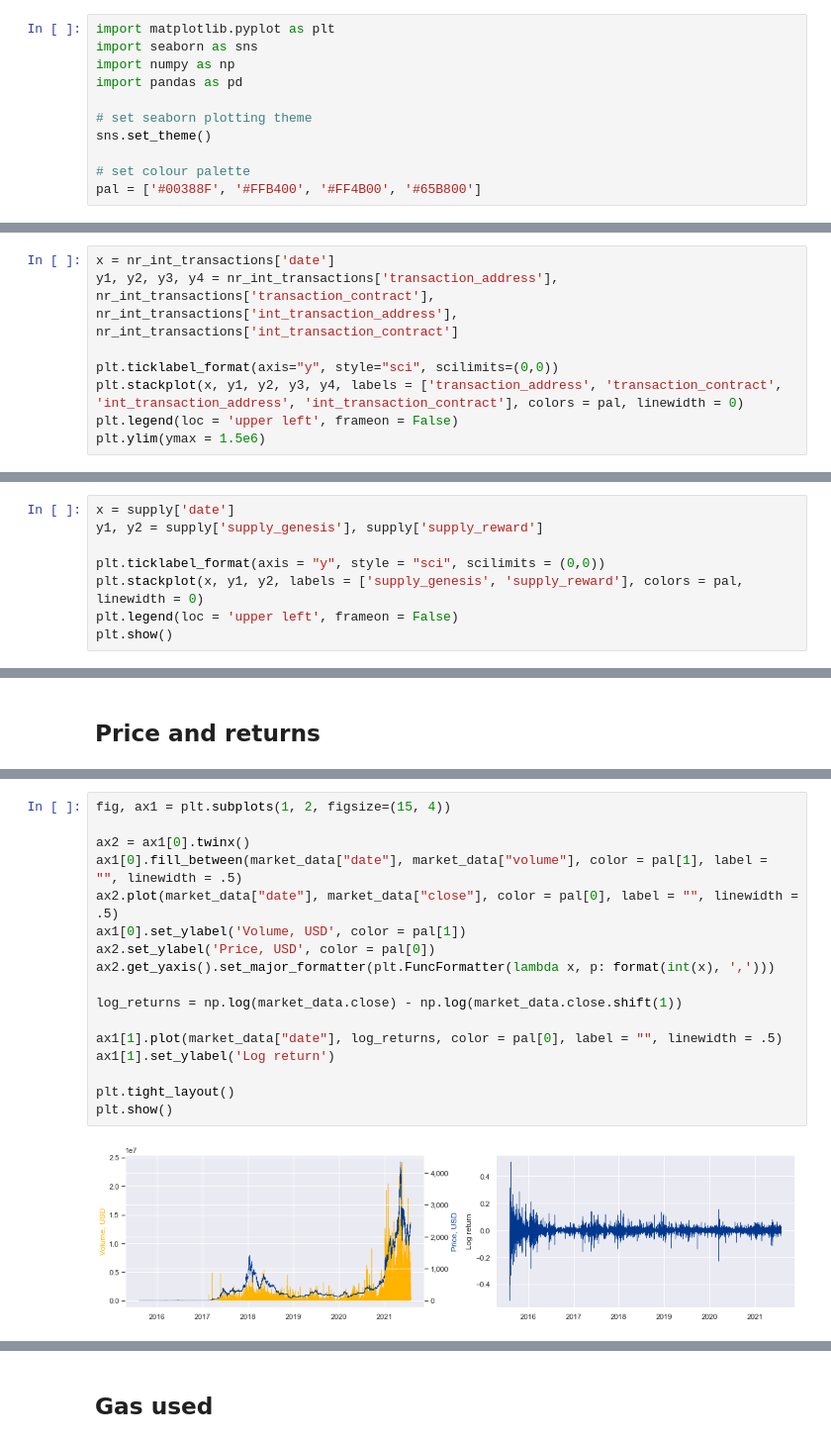
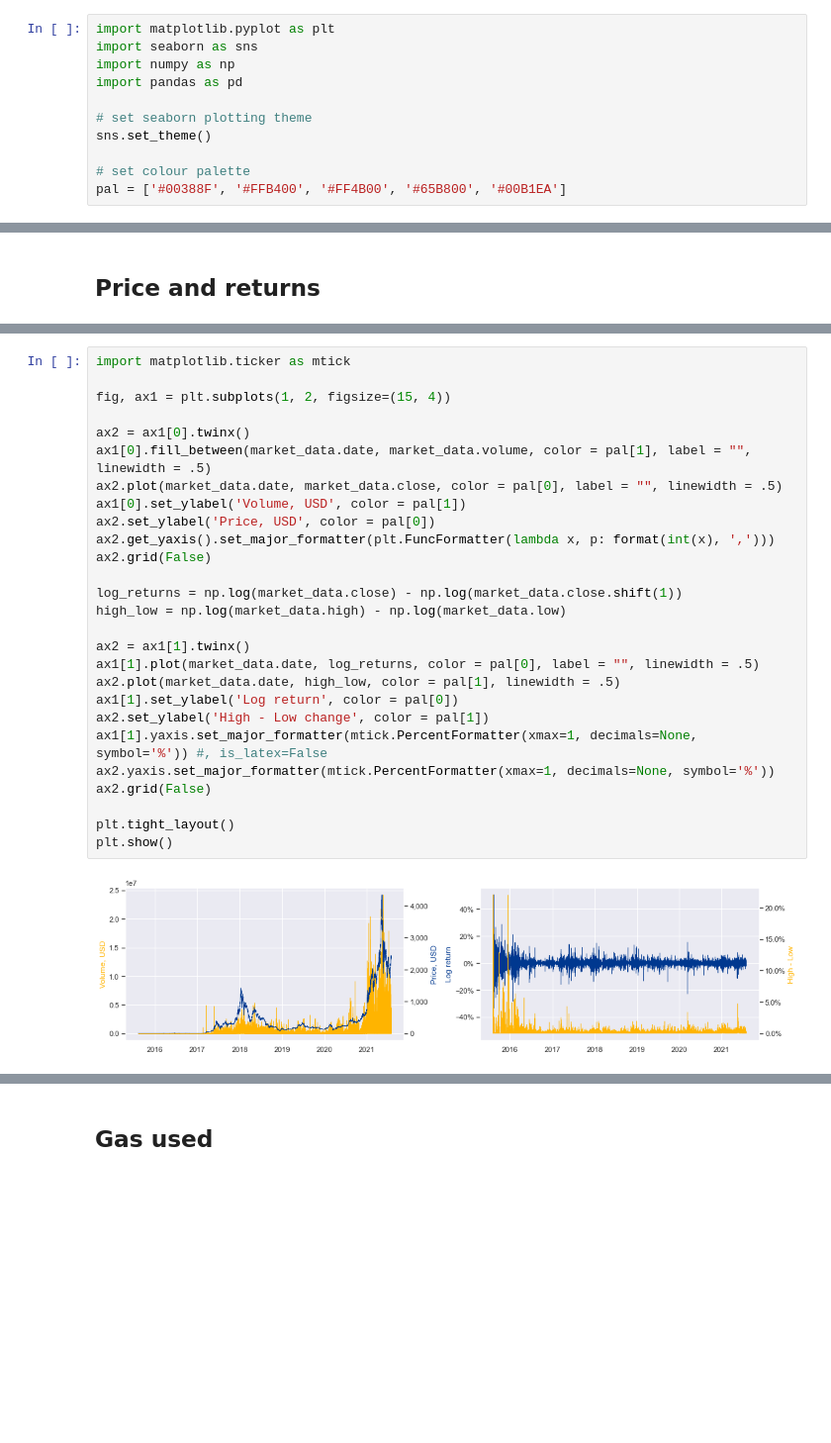
Before and after one commit to frebls/crypto-on-chain, a Jupyter notebook: data_analysis/EDA.ipynb, the cells around one changed output, grey strips where cells are left out. Shown: that part at 99% size. Cells and saved outputs as stored; diff of their text form; blank space fills up the shorter version.

```diff
--- a/data_analysis/EDA.ipynb
+++ b/data_analysis/EDA.ipynb
@@ -16,5 +16,5 @@ import pandas as pd
 sns.set_theme()
 
 # set colour palette
-pal = ['#00388F', '#FFB400', '#FF4B00', '#65B800']
+pal = ['#00388F', '#FFB400', '#FF4B00', '#65B800', '#00B1EA']
 # %% [markdown]
@@ -61,8 +21,0 @@ ax[1].legend(loc = 'upper left', frameon = False)
-# %%
-x = nr_int_transactions['date']
-y1, y2, y3, y4 = nr_int_transactions['transaction_address'], nr_int_transactions['transaction_contract'], nr_int_transactions['int_transaction_address'], nr_int_transactions['int_transaction_contract']
-
-plt.ticklabel_format(axis="y", style="sci", scilimits=(0,0))
-plt.stackplot(x, y1, y2, y3, y4, labels = ['transaction_address', 'transaction_contract', 'int_transaction_address', 'int_transaction_contract'], colors = pal, linewidth = 0)
-plt.legend(loc = 'upper left', frameon = False)
-plt.ylim(ymax = 1.5e6)
@@ -86,11 +77,3 @@ select case when date(date) < '2015-07-30' then CAST('2015-07-30' AS TIMESTAMP)
 , sum(value_genesis) OVER (ORDER BY date) / power(10, 18) AS supply_genesis
 , sum(value_reward) OVER (ORDER BY date) / power(10, 18) AS supply_reward
 from ether_emitted_by_date
-# %%
-x = supply['date']
-y1, y2 = supply['supply_genesis'], supply['supply_reward']
-
-plt.ticklabel_format(axis = "y", style = "sci", scilimits = (0,0))
-plt.stackplot(x, y1, y2, labels = ['supply_genesis', 'supply_reward'], colors = pal, linewidth = 0)
-plt.legend(loc = 'upper left', frameon = False)
-plt.show()
@@ -106,21 +105,31 @@ FROM `fiery-rarity-322109.ethereum.eth_usd_min`
 where TIMESTAMP_SECONDS(time) = TIMESTAMP_TRUNC(TIMESTAMP_SECONDS(time), HOUR) and DATE(TIMESTAMP_SECONDS(time)) <= '2021-07-30'
 order by date
 # %%
+import matplotlib.ticker as mtick
+
 fig, ax1 = plt.subplots(1, 2, figsize=(15, 4))
 
 ax2 = ax1[0].twinx()
-ax1[0].fill_between(market_data["date"], market_data["volume"], color = pal[1], label = "", linewidth = .5)
-ax2.plot(market_data["date"], market_data["close"], color = pal[0], label = "", linewidth = .5)
+ax1[0].fill_between(market_data.date, market_data.volume, color = pal[1], label = "", linewidth = .5)
+ax2.plot(market_data.date, market_data.close, color = pal[0], label = "", linewidth = .5)
 ax1[0].set_ylabel('Volume, USD', color = pal[1])
 ax2.set_ylabel('Price, USD', color = pal[0])
 ax2.get_yaxis().set_major_formatter(plt.FuncFormatter(lambda x, p: format(int(x), ',')))
+ax2.grid(False)
 
 log_returns = np.log(market_data.close) - np.log(market_data.close.shift(1))
+high_low = np.log(market_data.high) - np.log(market_data.low)
 
-ax1[1].plot(market_data["date"], log_returns, color = pal[0], label = "", linewidth = .5)
-ax1[1].set_ylabel('Log return')
+ax2 = ax1[1].twinx()
+ax1[1].plot(market_data.date, log_returns, color = pal[0], label = "", linewidth = .5)
+ax2.plot(market_data.date, high_low, color = pal[1], linewidth = .5)
+ax1[1].set_ylabel('Log return', color = pal[0])
+ax2.set_ylabel('High - Low change', color = pal[1])
+ax1[1].yaxis.set_major_formatter(mtick.PercentFormatter(xmax=1, decimals=None, symbol='%')) #, is_latex=False
+ax2.yaxis.set_major_formatter(mtick.PercentFormatter(xmax=1, decimals=None, symbol='%'))
+ax2.grid(False)
 
 plt.tight_layout()
 plt.show()
 # %% [output]
-[figure, old version]
+[figure, new version]
```
Also changed, not shown: parts of 23 cells of this notebook.
